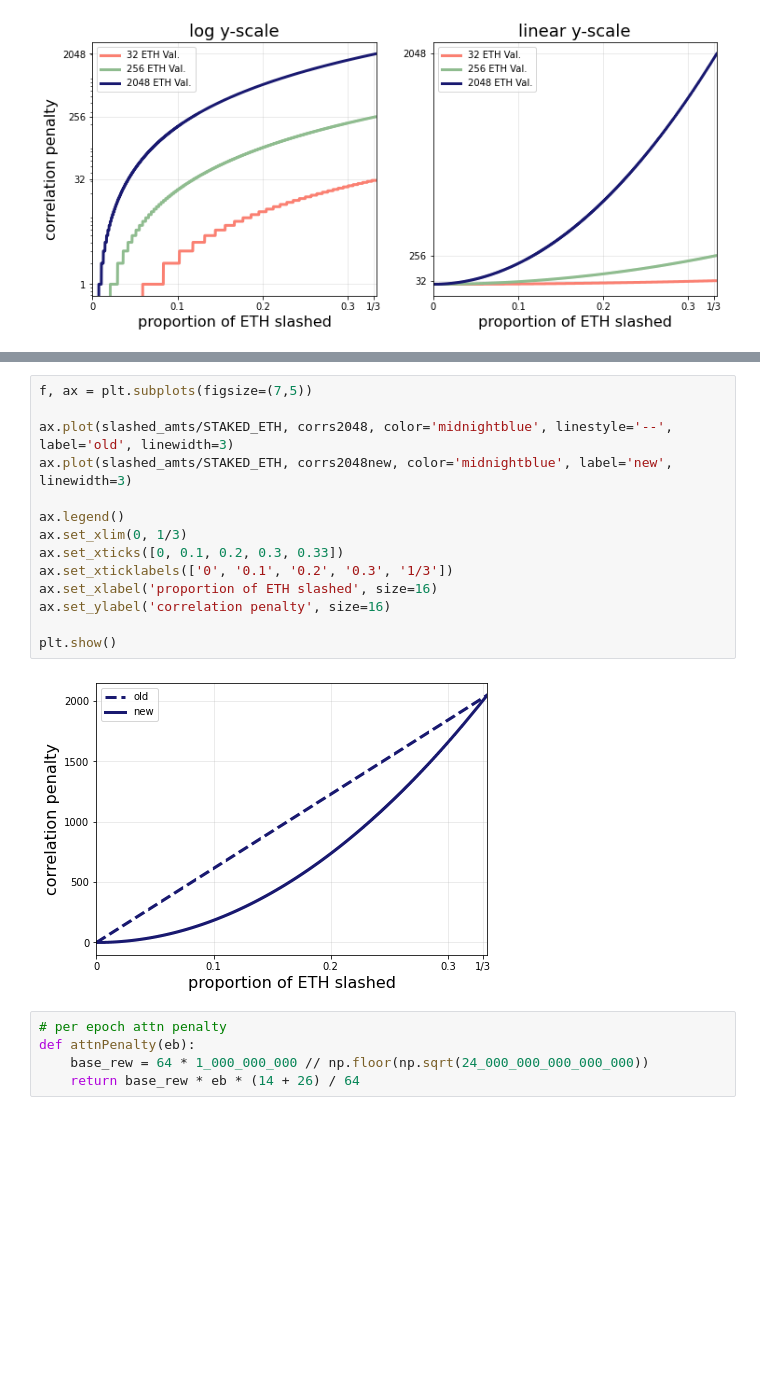
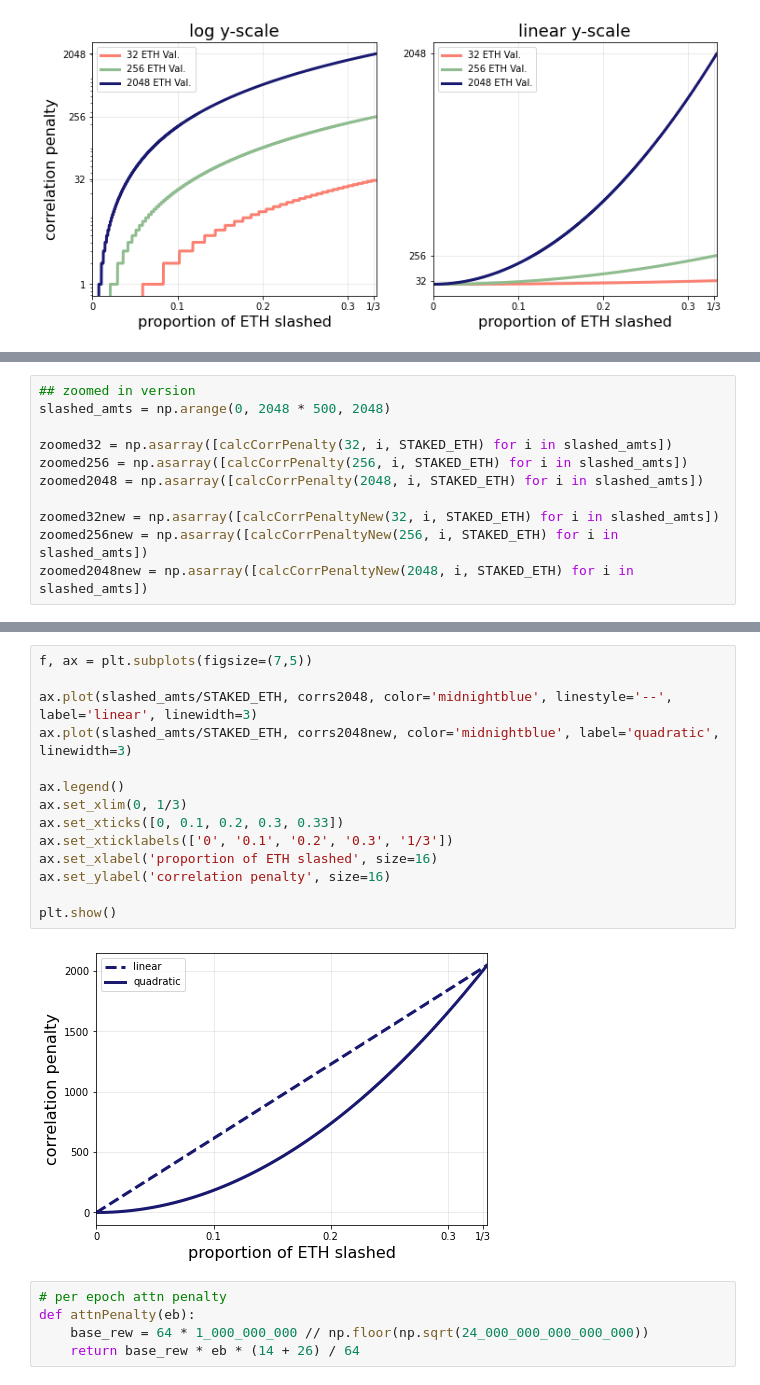
Before and after one commit to michaelneuder/relay-data, a Jupyter notebook: maxeb/slashings.ipynb, the cells around one changed output, grey strips where cells are left out. Saved outputs shown, nothing was run; the diff lists cells and outputs as text; blank space fills up the shorter version.

```diff
--- a/maxeb/slashings.ipynb
+++ b/maxeb/slashings.ipynb
@@ -100,0 +105,11 @@ plt.show()
+# %%
+## zoomed in version
+slashed_amts = np.arange(0, 2048 * 500, 2048)
+
+zoomed32 = np.asarray([calcCorrPenalty(32, i, STAKED_ETH) for i in slashed_amts])
+zoomed256 = np.asarray([calcCorrPenalty(256, i, STAKED_ETH) for i in slashed_amts])
+zoomed2048 = np.asarray([calcCorrPenalty(2048, i, STAKED_ETH) for i in slashed_amts])
+
+zoomed32new = np.asarray([calcCorrPenaltyNew(32, i, STAKED_ETH) for i in slashed_amts])
+zoomed256new = np.asarray([calcCorrPenaltyNew(256, i, STAKED_ETH) for i in slashed_amts])
+zoomed2048new = np.asarray([calcCorrPenaltyNew(2048, i, STAKED_ETH) for i in slashed_amts])
@@ -101,19 +144,19 @@ plt.show()
 # %%
 f, ax = plt.subplots(figsize=(7,5))
 
-ax.plot(slashed_amts/STAKED_ETH, corrs2048, color='midnightblue', linestyle='--', label='old', linewidth=3)
-ax.plot(slashed_amts/STAKED_ETH, corrs2048new, color='midnightblue', label='new', linewidth=3)
+ax.plot(slashed_amts/STAKED_ETH, corrs2048, color='midnightblue', linestyle='--', label='linear', linewidth=3)
+ax.plot(slashed_amts/STAKED_ETH, corrs2048new, color='midnightblue', label='quadratic', linewidth=3)
 
 ax.legend()
 ax.set_xlim(0, 1/3)
 ax.set_xticks([0, 0.1, 0.2, 0.3, 0.33])
 ax.set_xticklabels(['0', '0.1', '0.2', '0.3', '1/3'])
 ax.set_xlabel('proportion of ETH slashed', size=16)
 ax.set_ylabel('correlation penalty', size=16)
 
 plt.show()
 # %% [output]
-[figure, old version]
+[figure, new version]
 # %%
 # per epoch attn penalty
 def attnPenalty(eb):
```
Also changed, not shown: parts of 3 cells of this notebook.
